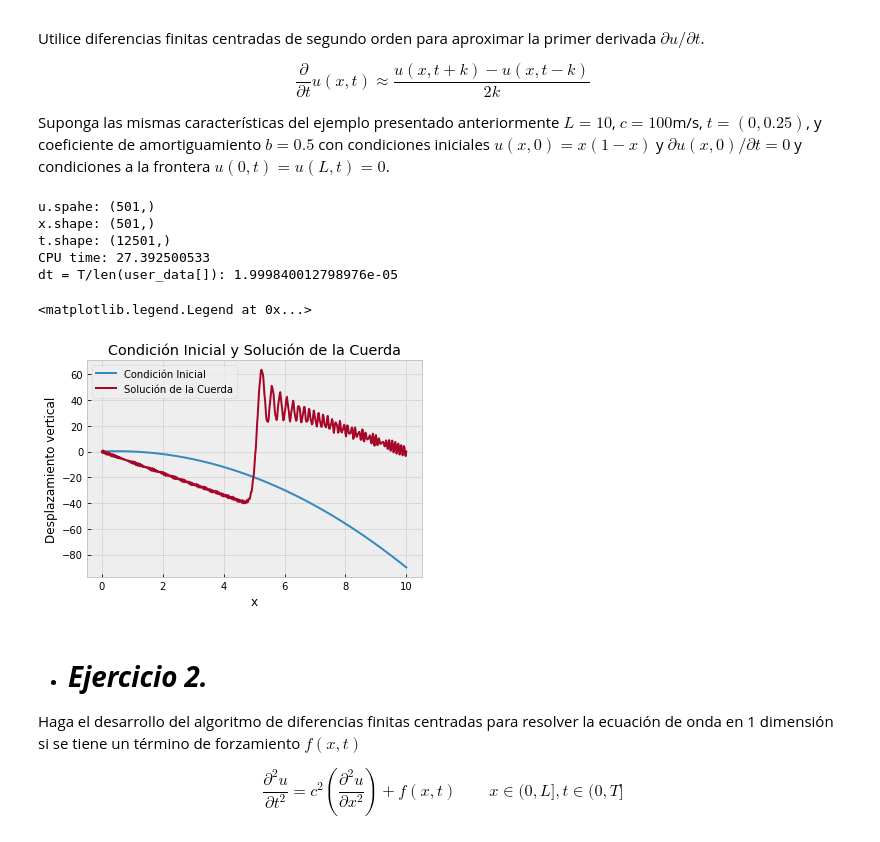
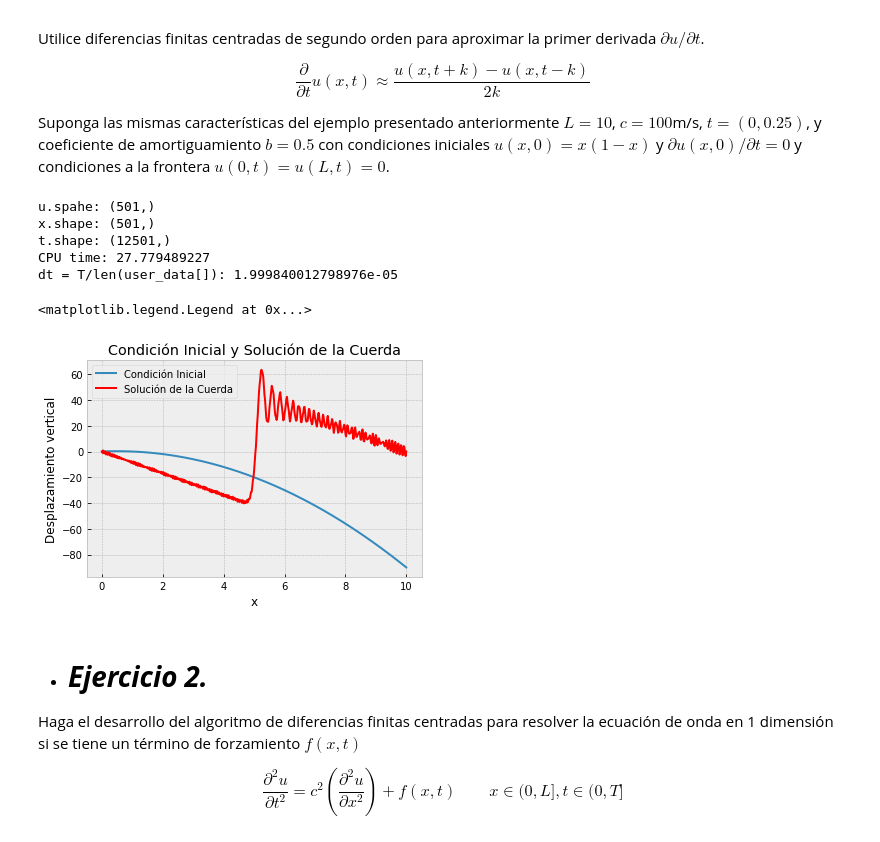
Before and after one commit to GerardoxCarreon/FisicaComputacional1, a Jupyter notebook: Actividad_11/Actividad11.ipynb, the cells around one changed output. Saved outputs shown, nothing was run; the diff lists cells and outputs as text; code cells hidden in the pictures.

```diff
--- a/Actividad_11/Actividad11.ipynb
+++ b/Actividad_11/Actividad11.ipynb
@@ -130,38 +138,49 @@ def user_action(u, x, t, n):
     else:
         user_data['u'].append((t[n], u.copy()))
 # %%
-I = lambda x: x*(1-x) # Condición Incial
-V = None # Velocidad Inicial
-f = None # función de forzamiento
-c = 100 # Velocidad de propagación m/s
-L = 10 # Longitud de la cuerda
-Nx = 500 # Núm. de puntos en x
-C = 0.1 # c*k/h Constante de Courant < 1
-T = 0.25 # Tiempo final de Integración
-b = 0.5 # Coeficiente de amortiguamento
+#Condición Incial
+I=lambda x: x*(1-x)
+#Velocidad Inicial
+V=None
+#Coeficiente de amortiguamento
+b=0.5
+#Función de forzamiento
+f=None
+#Velocidad de propagación
+c=100
+#Longitud de la cuerda
+L=10
+#Número de puntos en x
+Nx=500
+#c*k/h Constante de Courant < 1
+C=0.1
+#Tiempo final de Integración
+T=0.25
+
+
 user_data = {}
 u, x, t, cpu_time = solver(b, I, V, f, c, L, Nx, C, T, user_action=user_action)
 print('u.spahe:', u.shape)
 print('x.shape:', x.shape)
 print('t.shape:', t.shape)
 print('CPU time:',cpu_time)
 print('dt = T/len(user_data['u']):', 0.25/len(user_data['u']))
-# Graficamos la solución
+#Graficamos la solución
 I = x*(1-x)
 plt.xlabel('x')
 plt.ylabel('Desplazamiento vertical')
 plt.title('Condición Inicial y Solución de la Cuerda')
-plt.plot(x,I,label="Condición Inicial")
-plt.plot(x,u,label="Solución de la Cuerda")
+plt.plot(x,I, label="Condición Inicial")
+plt.plot(x,u, color='red', label="Solución de la Cuerda")
 plt.legend()
 # %% [output]
 u.spahe: (501,)
 x.shape: (501,)
 t.shape: (12501,)
-CPU time: 27.392500533
+CPU time: 27.779489227
 dt = T/len(user_data[]): 1.999840012798976e-05
 <matplotlib.legend.Legend at 0x...>
-[figure, old version]
+[figure, new version]
 # %% [markdown]
 *   # ***Ejercicio 2.***
 
```
Also changed, not shown: parts of 8 cells of this notebook.
